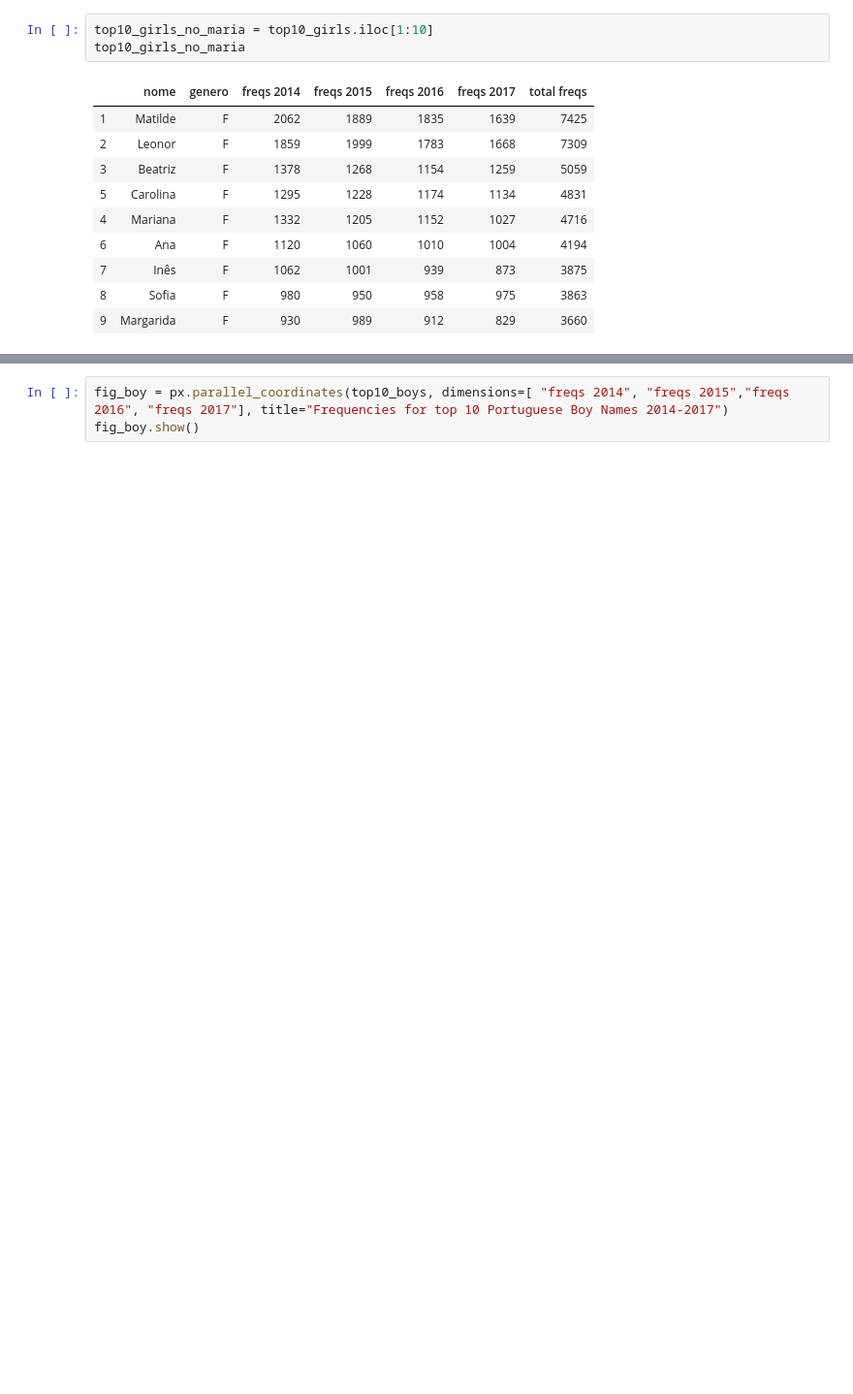
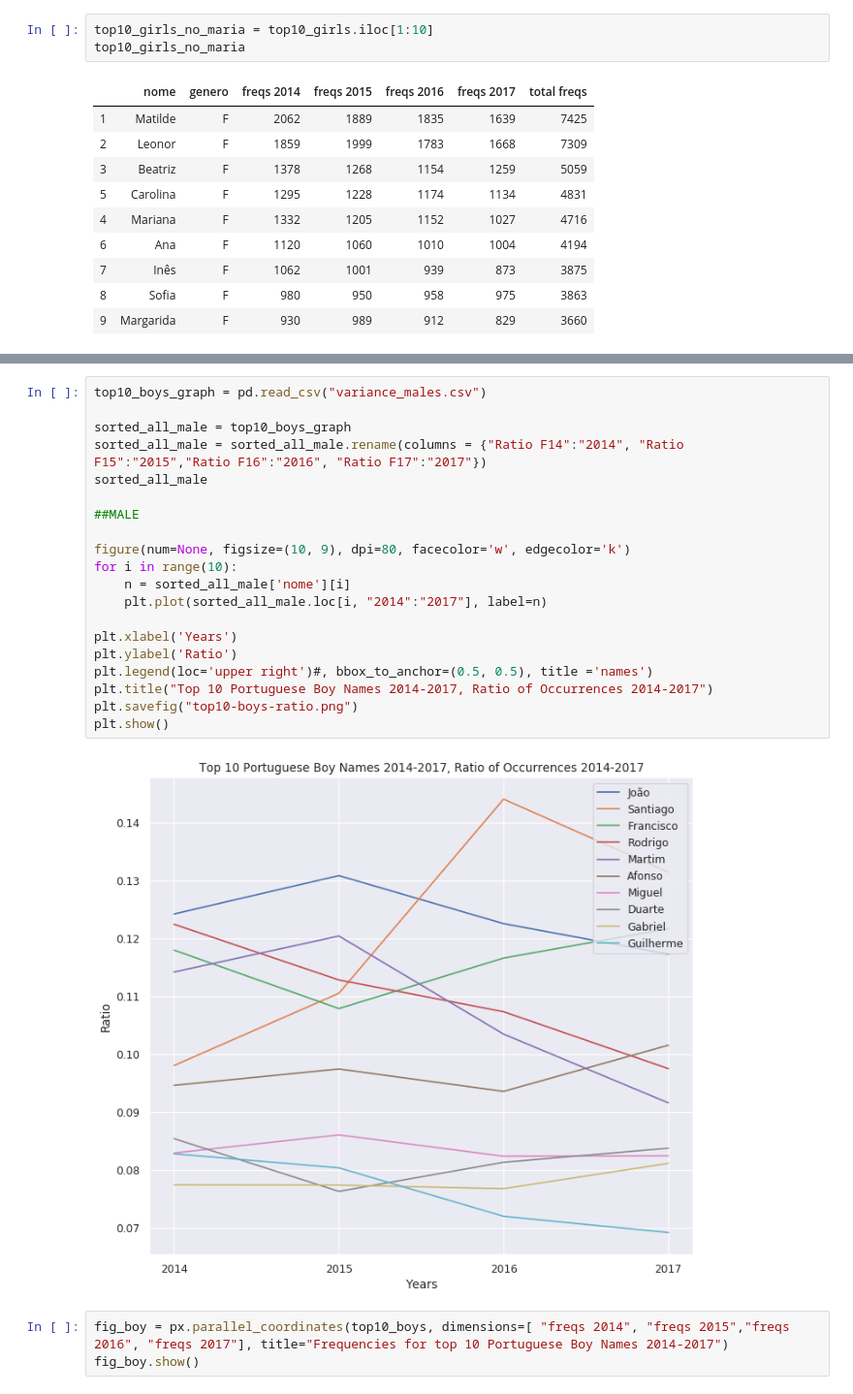
Before and after one commit to aariops/Project-Week-3-Data-Thieves, a Jupyter notebook: your-project/datasets and notebooks/nomes-proprios.ipynb, the cells around one changed output, grey strips where cells are left out. Shown at 97% size. Saved outputs shown, nothing was run; the diff lists cells and outputs as text; blank space fills up the shorter version.

```diff
--- a/your-project/datasets and notebooks/nomes-proprios.ipynb
+++ b/your-project/datasets and notebooks/nomes-proprios.ipynb
@@ -263,3 +330,25 @@ top10_boys
+# %%
+top10_boys_graph = pd.read_csv("variance_males.csv")
+
+sorted_all_male = top10_boys_graph
+sorted_all_male = sorted_all_male.rename(columns = {"Ratio F14":"2014", "Ratio F15":"2015","Ratio F16":"2016", "Ratio F17":"2017"})
+sorted_all_male
+
+##MALE
+
+figure(num=None, figsize=(10, 9), dpi=80, facecolor='w', edgecolor='k')
+for i in range(10):
+    n = sorted_all_male['nome'][i]
+    plt.plot(sorted_all_male.loc[i, "2014":"2017"], label=n)
+
+plt.xlabel('Years')
+plt.ylabel('Ratio')
+plt.legend(loc='upper right')#, bbox_to_anchor=(0.5, 0.5), title ='names')
+plt.title("Top 10 Portuguese Boy Names 2014-2017, Ratio of Occurrences 2014-2017")
+plt.savefig("top10-boys-ratio.png")
+plt.show()
+# %% [output]
+[figure, added]
 # %%
 fig_boy = px.parallel_coordinates(top10_boys, dimensions=[ "freqs 2014", "freqs 2015","freqs 2016", "freqs 2017"], title="Frequencies for top 10 Portuguese Boy Names 2014-2017")
 fig_boy.show()
```
Also changed, not shown: parts of 8 cells of this notebook, 9 other files.
